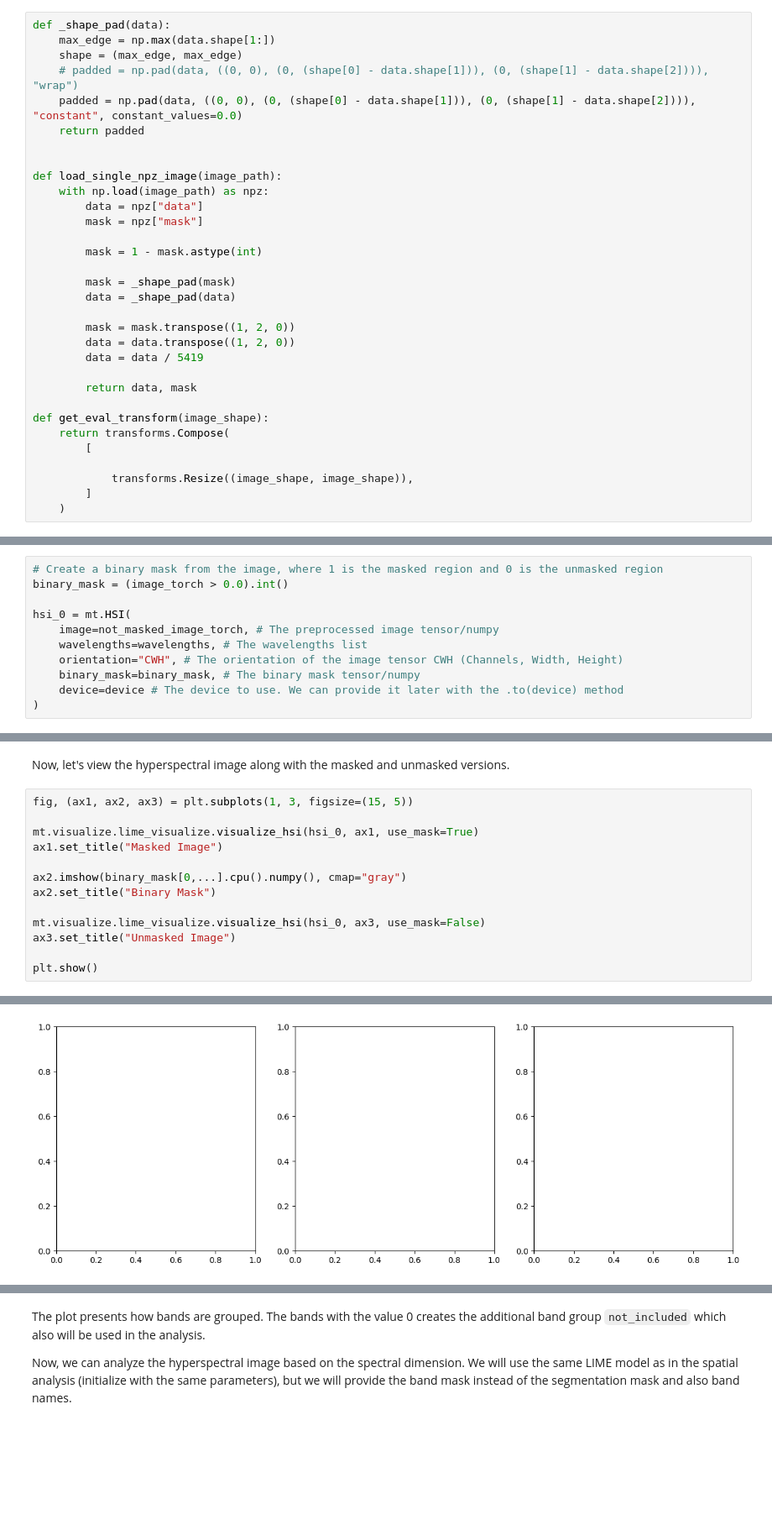
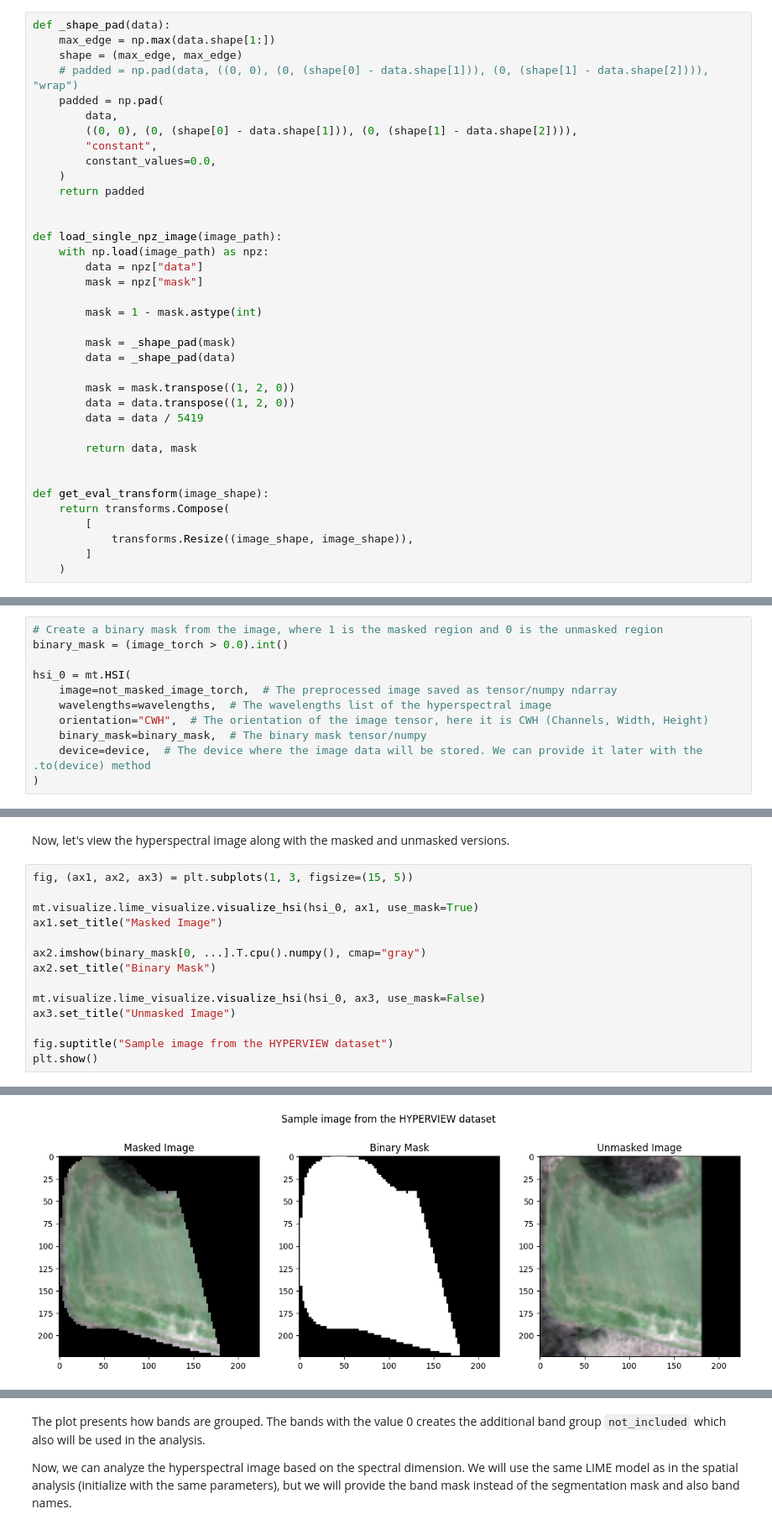
Before and after one commit to xai4space/meteors, a Jupyter notebook: examples/lime.ipynb, the cells around one changed output, grey strips where cells are left out. Shown at 84% size. Drawn from its saved outputs; the diff is of its cells as text; blank space fills up the shorter version.

```diff
--- a/examples/lime.ipynb
+++ b/examples/lime.ipynb
@@ -122,7 +131,12 @@ def _shape_pad(data):
     max_edge = np.max(data.shape[1:])
     shape = (max_edge, max_edge)
     # padded = np.pad(data, ((0, 0), (0, (shape[0] - data.shape[1])), (0, (shape[1] - data.shape[2]))), "wrap")
-    padded = np.pad(data, ((0, 0), (0, (shape[0] - data.shape[1])), (0, (shape[1] - data.shape[2]))), "constant", constant_values=0.0)
+    padded = np.pad(
+        data,
+        ((0, 0), (0, (shape[0] - data.shape[1])), (0, (shape[1] - data.shape[2]))),
+        "constant",
+        constant_values=0.0,
+    )
     return padded
 
 
@@ -142,10 +156,10 @@ def load_single_npz_image(image_path):
 
         return data, mask
 
+
 def get_eval_transform(image_shape):
     return transforms.Compose(
         [
-
             transforms.Resize((image_shape, image_shape)),
         ]
     )
@@ -201,10 +350,10 @@ Additionally, we may provide the binary mask, as in our case, to specify where t
 binary_mask = (image_torch > 0.0).int()
 
 hsi_0 = mt.HSI(
-    image=not_masked_image_torch, # The preprocessed image tensor/numpy
-    wavelengths=wavelengths, # The wavelengths list
-    orientation="CWH", # The orientation of the image tensor CWH (Channels, Width, Height)
-    binary_mask=binary_mask, # The binary mask tensor/numpy
-    device=device # The device to use. We can provide it later with the .to(device) method
+    image=not_masked_image_torch,  # The preprocessed image saved as tensor/numpy ndarray
+    wavelengths=wavelengths,  # The wavelengths list of the hyperspectral image
+    orientation="CWH",  # The orientation of the image tensor, here it is CWH (Channels, Width, Height)
+    binary_mask=binary_mask,  # The binary mask tensor/numpy
+    device=device,  # The device where the image data will be stored. We can provide it later with the .to(device) method
 )
 # %% [output]
@@ -217,11 +366,12 @@ fig, (ax1, ax2, ax3) = plt.subplots(1, 3, figsize=(15, 5))
 mt.visualize.lime_visualize.visualize_hsi(hsi_0, ax1, use_mask=True)
 ax1.set_title("Masked Image")
 
-ax2.imshow(binary_mask[0,...].cpu().numpy(), cmap="gray")
+ax2.imshow(binary_mask[0, ...].T.cpu().numpy(), cmap="gray")
 ax2.set_title("Binary Mask")
 
 mt.visualize.lime_visualize.visualize_hsi(hsi_0, ax3, use_mask=False)
 ax3.set_title("Unmasked Image")
 
+fig.suptitle("Sample image from the HYPERVIEW dataset")
 plt.show()
 # %% [output]
@@ -229,2 +378,2 @@ TypeError: visualize_hsi() got an unexpected keyword argument 'use_mask'
-[figure, old version]
+[figure, new version]
 # %% [markdown]
```
Also changed, not shown: parts of 110 cells of this notebook, 1 other file.
